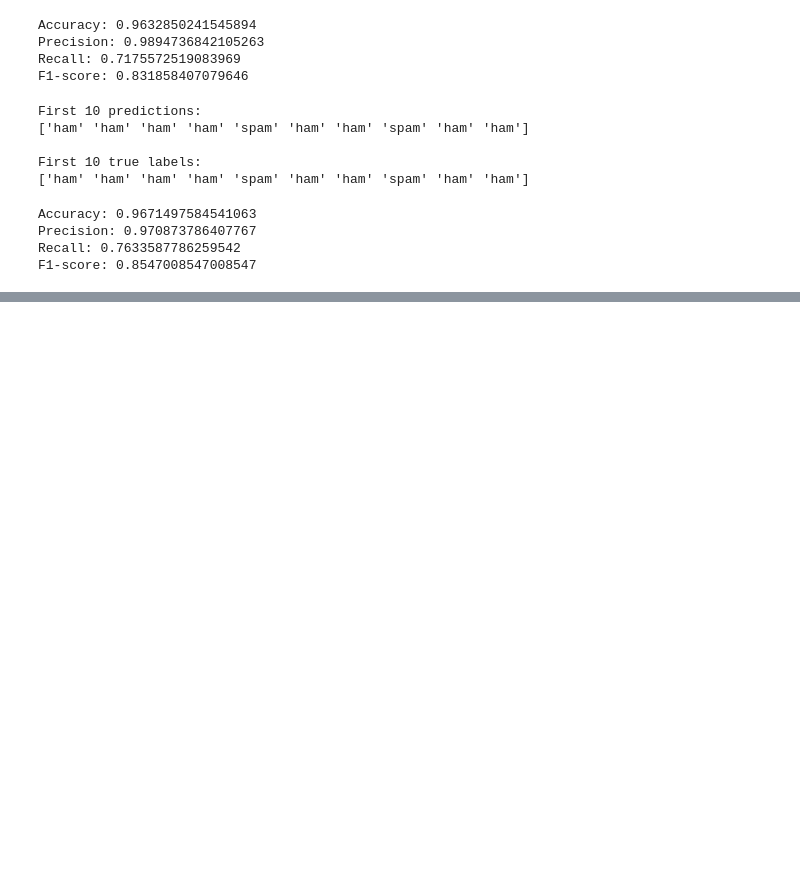
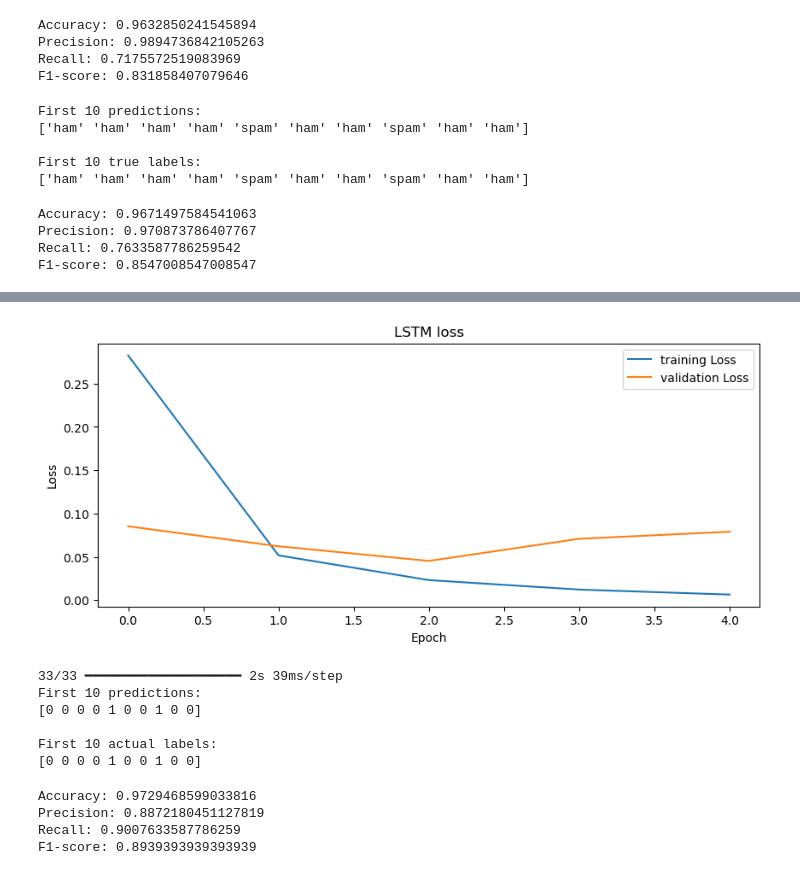
Before and after one commit to amnajem/DS483Project, a Jupyter notebook: DS483Project.ipynb, the cells around one changed output, grey strips where cells are left out. Saved outputs shown, nothing was run; the diff lists cells and outputs as text; code cells hidden in the pictures; blank space fills up the shorter version.

```diff
--- a/DS483Project.ipynb
+++ b/DS483Project.ipynb
@@ -510,0 +771,39 @@ F1-score: 0.8547008547008547
+# %%
+plt.figure(figsize=(10, 4))
+
+plt.plot(history.history['loss'], label='training Loss')
+plt.plot(history.history['val_loss'], label='validation Loss')
+
+plt.title('LSTM loss')
+plt.xlabel('Epoch')
+plt.ylabel('Loss')
+plt.legend()
+plt.show()
+# %% [output]
+[figure, added]
+# %%
+y_prob_lstm = lstm_model.predict(X_test_pad)
+y_pred_lstm = (y_prob_lstm > 0.5).astype(int).flatten()
+
+print("First 10 predictions:")
+print(y_pred_lstm[:10])
+
+print("\nFirst 10 actual labels:")
+print(y_test_lstm.iloc[:10].values)
+# %% [output]
+33/33 ━━━━━━━━━━━━━━━━━━━━ 2s 39ms/step
+First 10 predictions:
+[0 0 0 0 1 0 0 1 0 0]
+
+First 10 actual labels:
+[0 0 0 0 1 0 0 1 0 0]
+# %%
+print("Accuracy:", accuracy_score(y_test_lstm, y_pred_lstm))
+print("Precision:", precision_score(y_test_lstm, y_pred_lstm))
+print("Recall:", recall_score(y_test_lstm, y_pred_lstm))
+print("F1-score:", f1_score(y_test_lstm, y_pred_lstm))
+# %% [output]
+Accuracy: 0.9729468599033816
+Precision: 0.8872180451127819
+Recall: 0.9007633587786259
+F1-score: 0.8939393939393939
```
Also changed, not shown: parts of 39 cells of this notebook.
